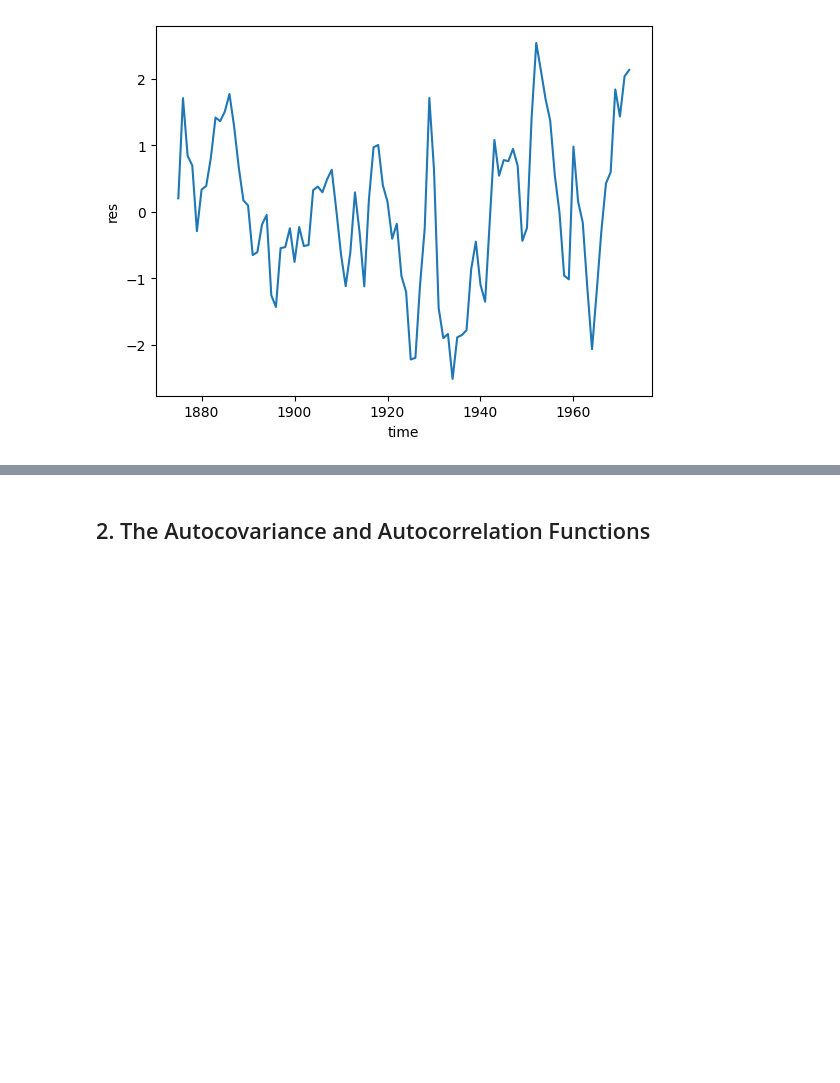
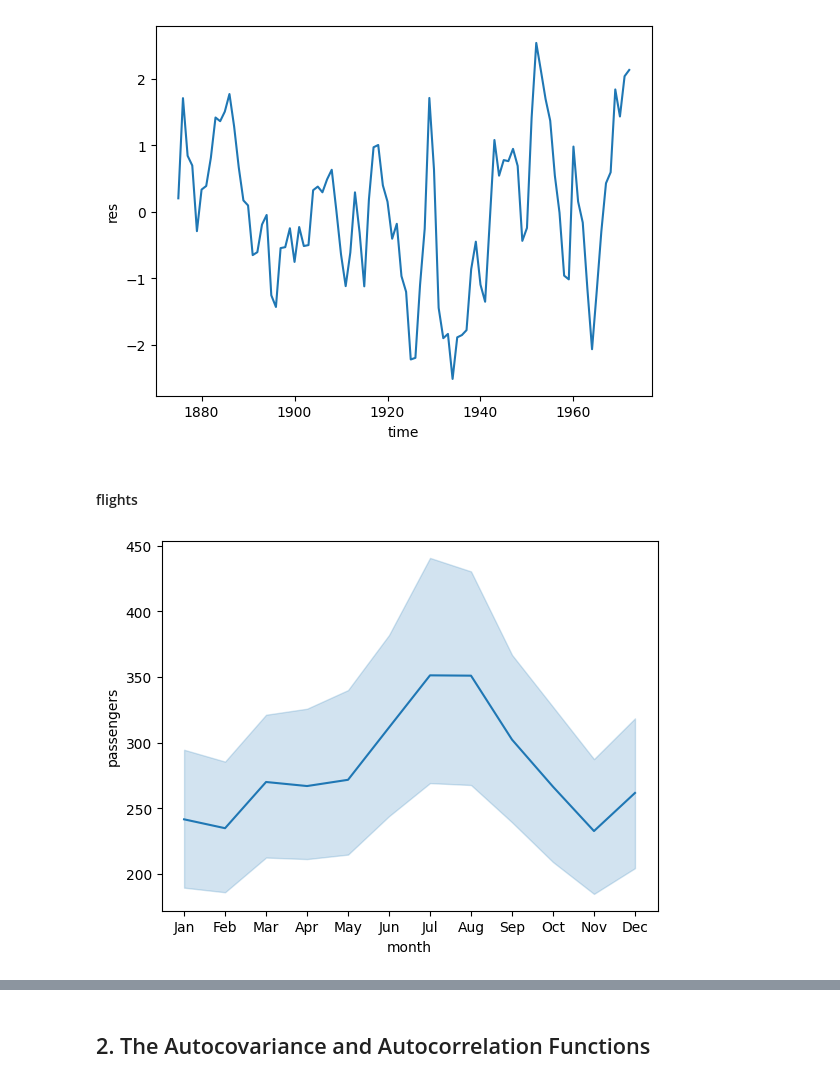
Before and after one commit to Bayan2019/kaz-gu, a Jupyter notebook: 01-ipynb/03-time-series-statistics/02-fundamentals.ipynb, the cells around one changed output, grey strips where cells are left out. Drawn from its saved outputs; the diff is of its cells as text; code cells hidden in the pictures; blank space fills up the shorter version.

```diff
--- a/01-ipynb/03-time-series-statistics/02-fundamentals.ipynb
+++ b/01-ipynb/03-time-series-statistics/02-fundamentals.ipynb
@@ -104,0 +107,3 @@ print(lakeHuron_df.head())
+# %%
+flights = sns.load_dataset("flights")
+flights.info()
@@ -105,3 +127,5 @@ print(lakeHuron_df.head())
+# %%
+flights['date'] = pd.to_datetime(flights['year'].astype(str) + ' ' + flights['month'].astype(str), format='%Y %b')
 # %% [markdown]
 ## 1. Stochastic Processes
 # %% [markdown]
@@ -329,3 +353,10 @@ sns.lineplot(x='time', y='res', data=lakeHuron_df)
 plt.show()
 # %% [output]
 [figure]
+# %% [markdown]
+#### flights
+# %%
+sns.lineplot(x='month', y='passengers', data=flights)
+plt.show()
+# %% [output]
+[figure, added]
```
Also changed, not shown: parts of 7 cells of this notebook, 2 other files.
